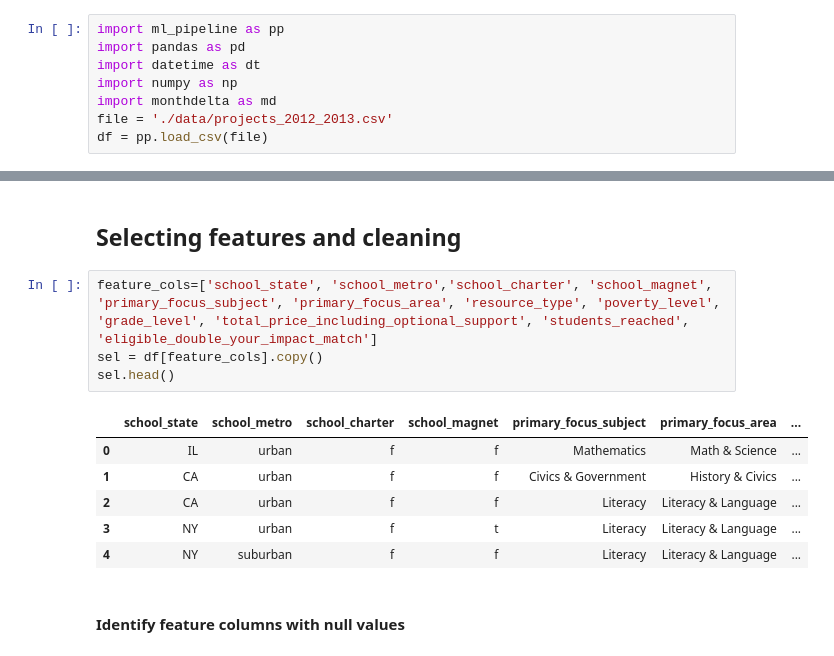
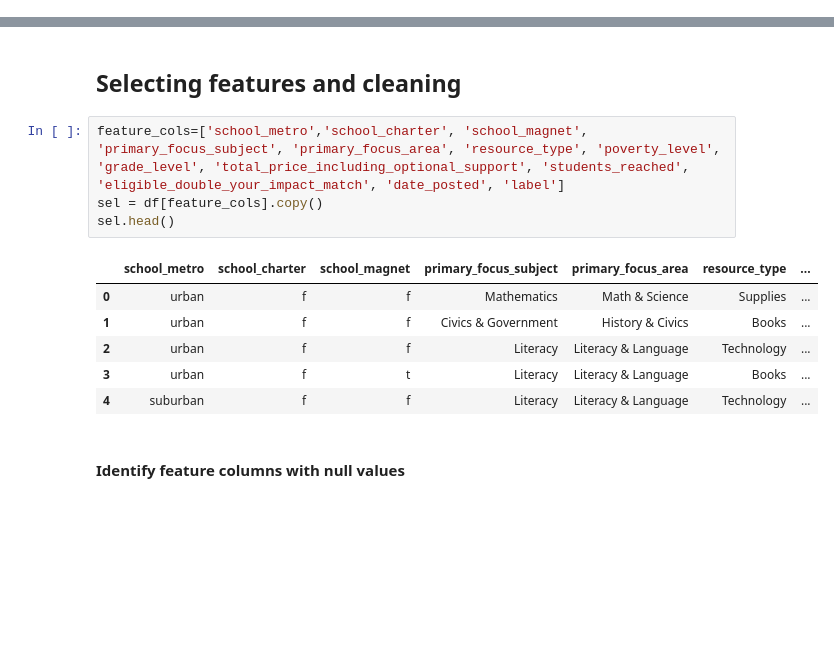
Before and after one commit to laurenjli/ml-pubpol, a Jupyter notebook: hw3/hw3_analysis.ipynb, the cells around one changed output, grey strips where cells are left out. Saved outputs shown, nothing was run; the diff lists cells and outputs as text; blank space fills up the shorter version.

```diff
--- a/hw3/hw3_analysis.ipynb
+++ b/hw3/hw3_analysis.ipynb
@@ -208,14 +222,6 @@ file = './data/projects_2012_2013.csv'
 df = pp.load_csv(file)
 # %% [markdown]
 ## Data transformations
-# %%
-import ml_pipeline as pp
-import pandas as pd
-import datetime as dt
-import numpy as np
-import monthdelta as md
-file = './data/projects_2012_2013.csv'
-df = pp.load_csv(file)
 # %% [markdown]
 ### Helper functions for hw3 specific data
 # %%
@@ -298,16 +304,16 @@ df = pp.create_label(df, pred_time=60)
 # %% [markdown]
 ## Selecting features and cleaning
 # %%
-feature_cols=['school_state', 'school_metro','school_charter', 'school_magnet', 'primary_focus_subject', 'primary_focus_area', 'resource_type', 'poverty_level', 'grade_level', 'total_price_including_optional_support', 'students_reached', 'eligible_double_your_impact_match']
+feature_cols=['school_metro','school_charter', 'school_magnet', 'primary_focus_subject', 'primary_focus_area', 'resource_type', 'poverty_level', 'grade_level', 'total_price_including_optional_support', 'students_reached', 'eligible_double_your_impact_match', 'date_posted', 'label']
 sel = df[feature_cols].copy()
 sel.head()
 # %% [output]
-|  | school_state | school_metro | school_charter | school_magnet | primary_focus_subject | primary_focus_area | ... |
-| 0 | IL | urban | f | f | Mathematics | Math & Science | ... |
-| 1 | CA | urban | f | f | Civics & Government | History & Civics | ... |
-| 2 | CA | urban | f | f | Literacy | Literacy & Language | ... |
-| 3 | NY | urban | f | t | Literacy | Literacy & Language | ... |
-| 4 | NY | suburban | f | f | Literacy | Literacy & Language | ... |
+|  | school_metro | school_charter | school_magnet | primary_focus_subject | primary_focus_area | resource_type | ... |
+| 0 | urban | f | f | Mathematics | Math & Science | Supplies | ... |
+| 1 | urban | f | f | Civics & Government | History & Civics | Books | ... |
+| 2 | urban | f | f | Literacy | Literacy & Language | Technology | ... |
+| 3 | urban | f | t | Literacy | Literacy & Language | Books | ... |
+| 4 | suburban | f | f | Literacy | Literacy & Language | Technology | ... |
 # %% [markdown]
 #### Identify feature columns with null values
 # %%
```
Also changed, not shown: parts of 22 cells of this notebook, 1 other file.
